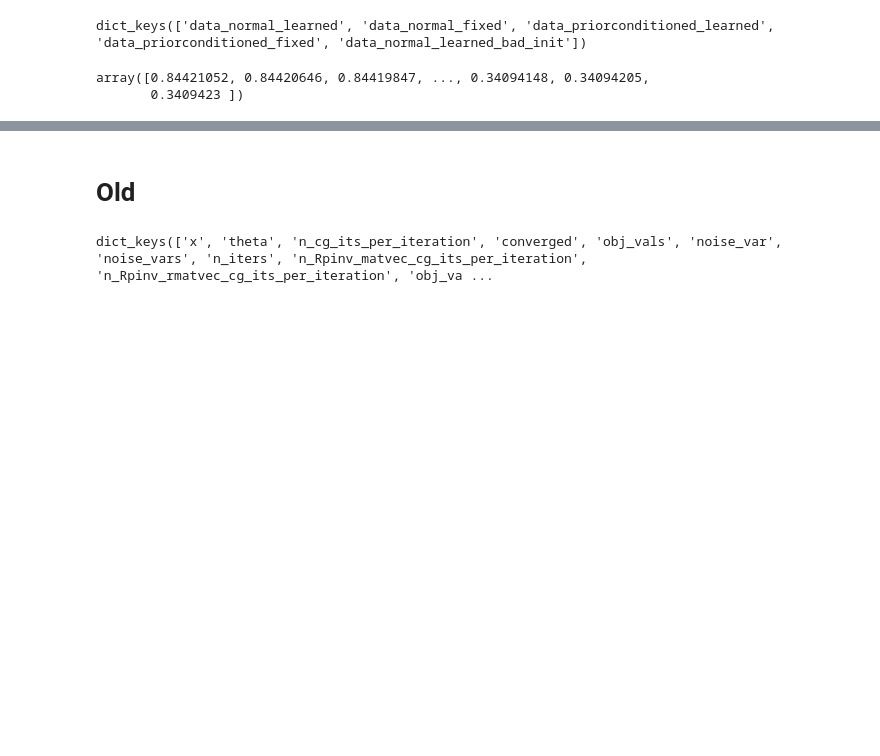
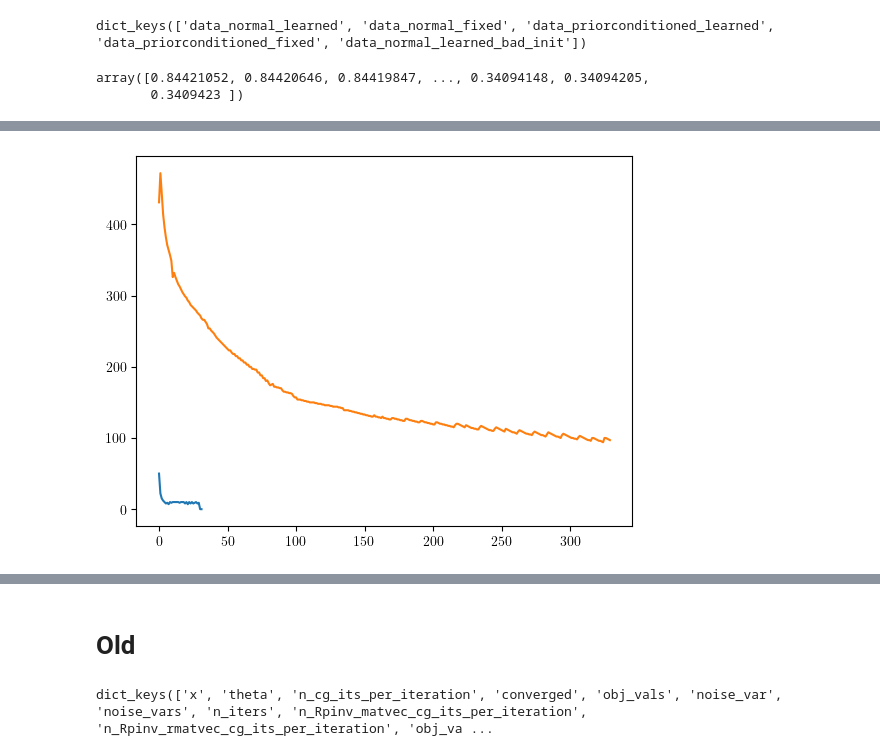
Before and after one commit to jlindbloom/sampi, a Jupyter notebook: notebooks/ias/paper/2d_deblurring/2d_example_gpu.ipynb, the cells around one changed output, grey strips where cells are left out. Saved outputs shown, nothing was run; the diff lists cells and outputs as text; code cells hidden in the pictures; blank space fills up the shorter version.

```diff
--- a/notebooks/ias/2d_example_gpu.ipynb
+++ b/notebooks/ias/paper/2d_deblurring/2d_example_gpu.ipynb
@@ -221,0 +294,6 @@ plt.show()
+# %%
+plt.plot(data["data_priorconditioned_learned"]["n_cg_its_per_iteration"])
+plt.plot(data["data_normal_learned"]["n_cg_its_per_iteration"])
+plt.show()
+# %% [output]
+[figure, added]
```
Also changed, not shown: parts of 11 cells of this notebook, 45 other files.
